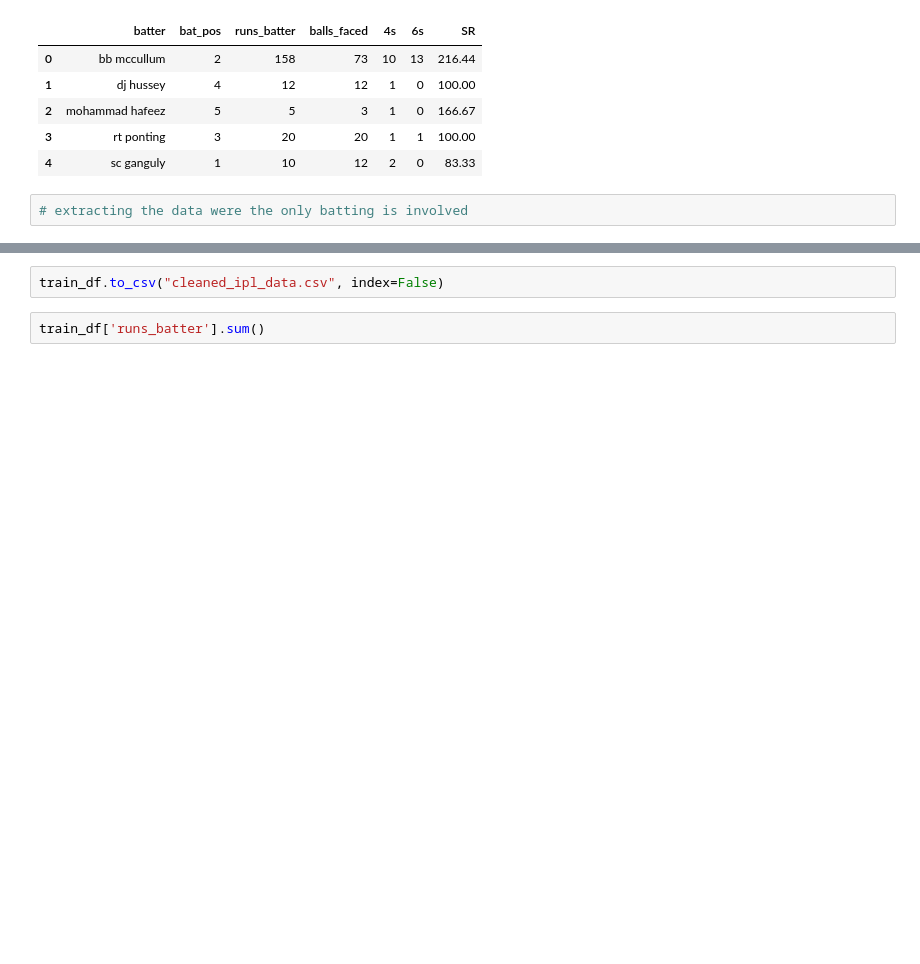
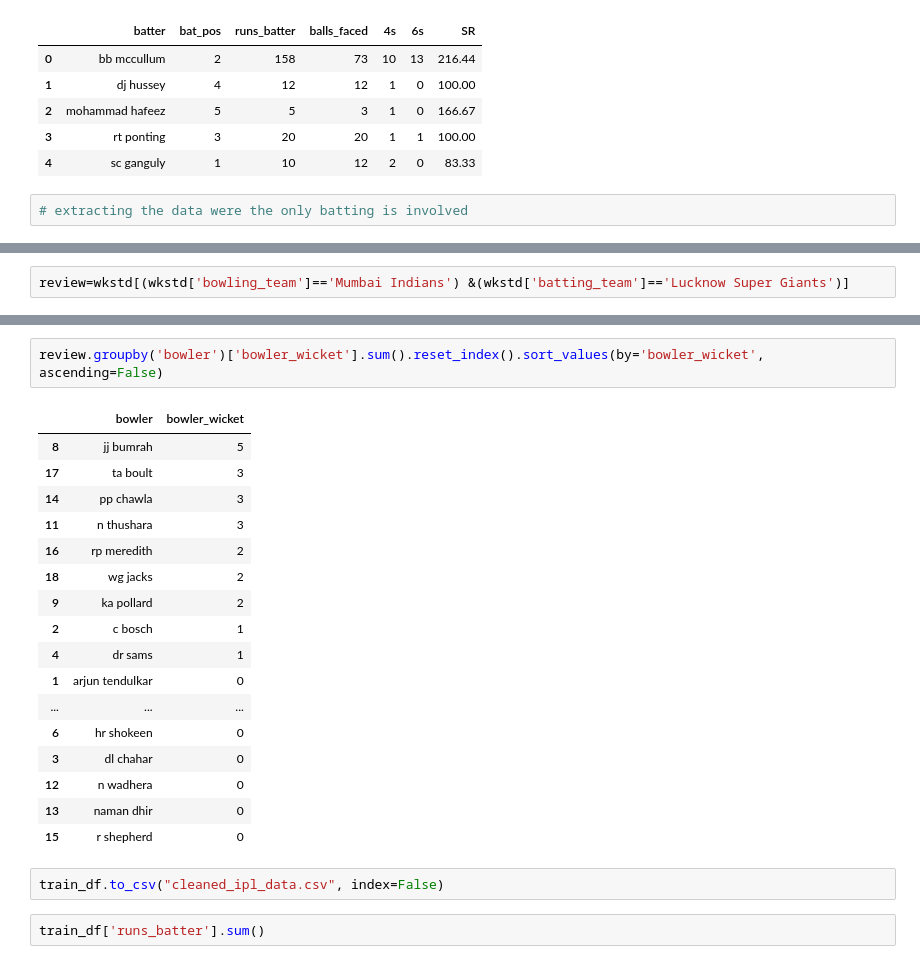
Before and after one commit to karansingh-chauhan/IPL-DATA-ANALYSIS, a Jupyter notebook: main.ipynb, the cells around one changed output, grey strips where cells are left out. Cells and saved outputs as stored; diff of their text form; blank space fills up the shorter version.

```diff
--- a/main.ipynb
+++ b/main.ipynb
@@ -2085,0 +2188,2 @@ batting_df.head()
+# %%
+review=wkstd[(wkstd['bowling_team']=='Mumbai Indians') &(wkstd['batting_team']=='Lucknow Super Giants')]
@@ -2086,3 +2204,23 @@ batting_df.head()
+# %%
+review.groupby('bowler')['bowler_wicket'].sum().reset_index().sort_values(by='bowler_wicket', ascending=False)
+# %% [output]
+|  | bowler | bowler_wicket |
+| 8 | jj bumrah | 5 |
+| 17 | ta boult | 3 |
+| 14 | pp chawla | 3 |
+| 11 | n thushara | 3 |
+| 16 | rp meredith | 2 |
+| 18 | wg jacks | 2 |
+| 9 | ka pollard | 2 |
+| 2 | c bosch | 1 |
+| 4 | dr sams | 1 |
+| 1 | arjun tendulkar | 0 |
+| ... | ... | ... |
+| 6 | hr shokeen | 0 |
+| 3 | dl chahar | 0 |
+| 12 | n wadhera | 0 |
+| 13 | naman dhir | 0 |
+| 15 | r shepherd | 0 |
 # %%
 train_df.to_csv("cleaned_ipl_data.csv", index=False)
 # %%
```
Also changed, not shown: parts of 26 cells of this notebook, 1 other file.
